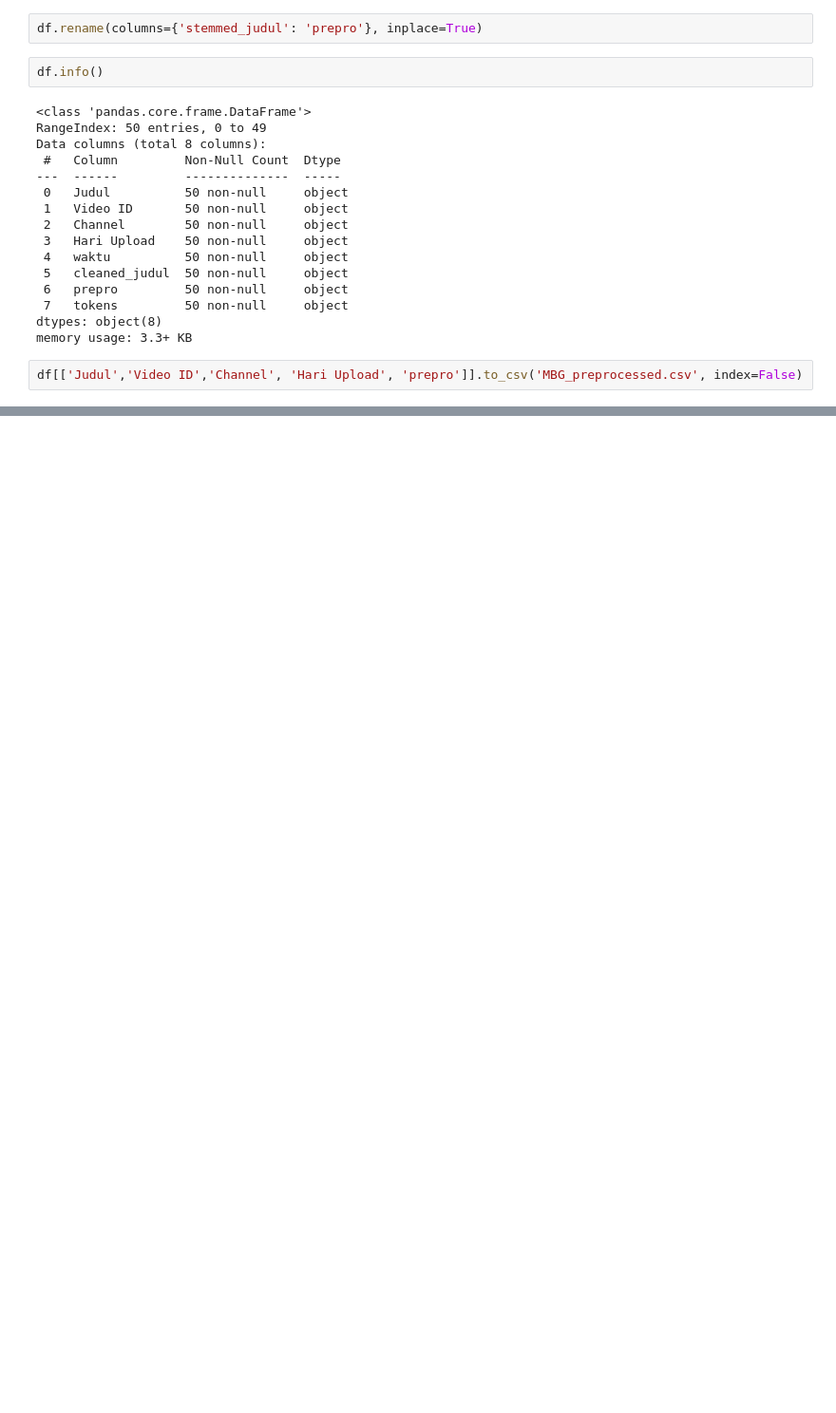
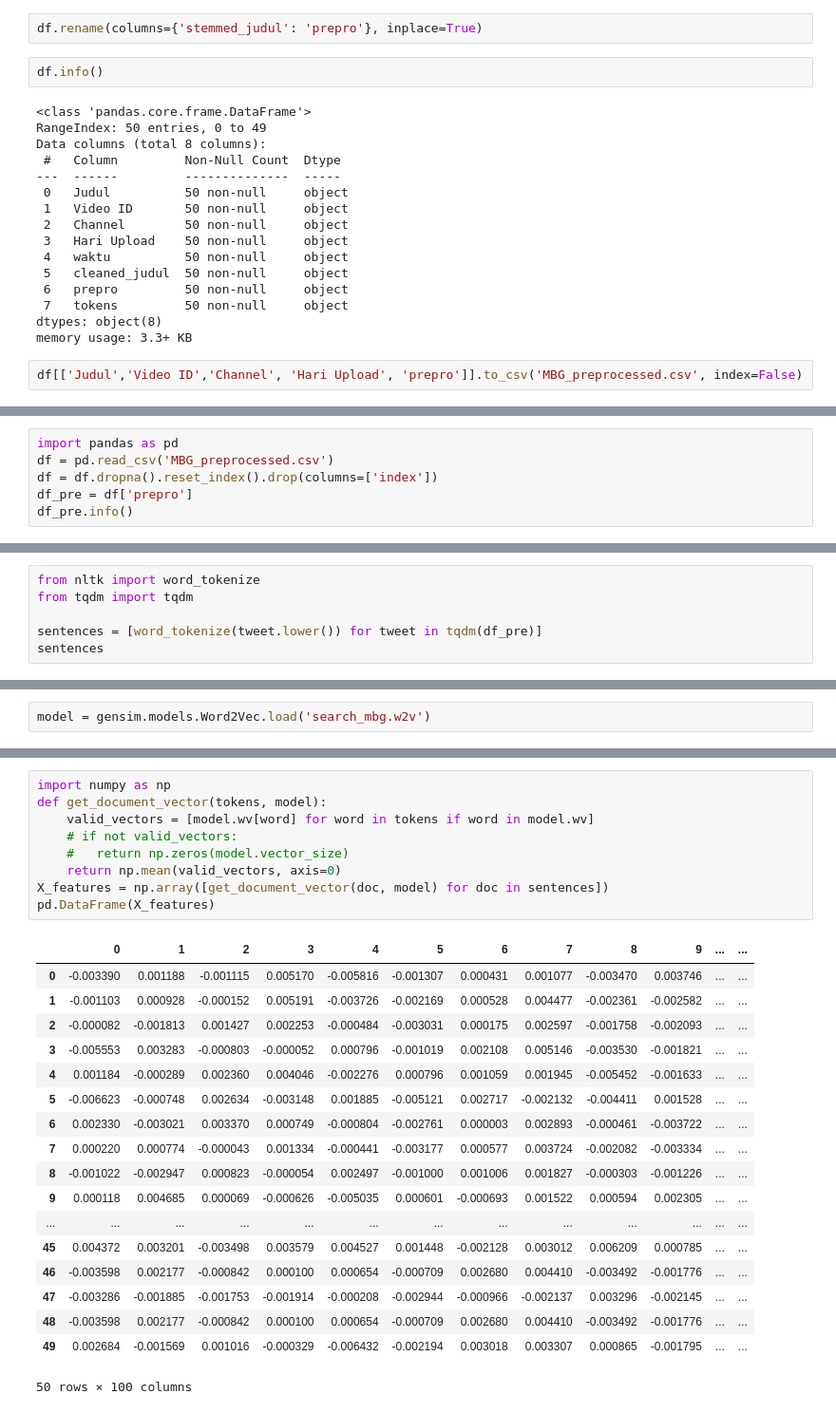
Before and after one commit to paluraheya/Tugas-Scraping-and-Preprocessing, a Jupyter notebook: kode_scraping_and_preprocessing.ipynb, the cells around one changed output, grey strips where cells are left out. Shown at 95% size. Cells and saved outputs as stored; diff of their text form; blank space fills up the shorter version.

```diff
--- a/kode_scraping_and_preprocessing.ipynb
+++ b/kode_scraping_and_preprocessing.ipynb
@@ -602,0 +609,6 @@ df[['Judul','Video ID','Channel', 'Hari Upload', 'prepro']].to_csv('MBG_preproce
+# %%
+import pandas as pd
+df = pd.read_csv('MBG_preprocessed.csv')
+df = df.dropna().reset_index().drop(columns=['index'])
+df_pre = df['prepro']
+df_pre.info()
@@ -602,0 +636,6 @@ df[['Judul','Video ID','Channel', 'Hari Upload', 'prepro']].to_csv('MBG_preproce
+# %%
+from nltk import word_tokenize
+from tqdm import tqdm
+
+sentences = [word_tokenize(tweet.lower()) for tweet in tqdm(df_pre)]
+sentences
@@ -602,0 +674,2 @@ df[['Judul','Video ID','Channel', 'Hari Upload', 'prepro']].to_csv('MBG_preproce
+# %%
+model = gensim.models.Word2Vec.load('search_mbg.w2v')
@@ -602,0 +707,28 @@ df[['Judul','Video ID','Channel', 'Hari Upload', 'prepro']].to_csv('MBG_preproce
+# %%
+import numpy as np
+def get_document_vector(tokens, model):
+    valid_vectors = [model.wv[word] for word in tokens if word in model.wv]
+    # if not valid_vectors:
+    #   return np.zeros(model.vector_size)
+    return np.mean(valid_vectors, axis=0)
+X_features = np.array([get_document_vector(doc, model) for doc in sentences])
+pd.DataFrame(X_features)
+# %% [output]
+|  | 0 | 1 | 2 | 3 | 4 | 5 | 6 | 7 | 8 | 9 | ... | ... |
+| 0 | -0.003390 | 0.001188 | -0.001115 | 0.005170 | -0.005816 | -0.001307 | 0.000431 | 0.001077 | -0.003470 | 0.003746 | ... | ... |
+| 1 | -0.001103 | 0.000928 | -0.000152 | 0.005191 | -0.003726 | -0.002169 | 0.000528 | 0.004477 | -0.002361 | -0.002582 | ... | ... |
+| 2 | -0.000082 | -0.001813 | 0.001427 | 0.002253 | -0.000484 | -0.003031 | 0.000175 | 0.002597 | -0.001758 | -0.002093 | ... | ... |
+| 3 | -0.005553 | 0.003283 | -0.000803 | -0.000052 | 0.000796 | -0.001019 | 0.002108 | 0.005146 | -0.003530 | -0.001821 | ... | ... |
+| 4 | 0.001184 | -0.000289 | 0.002360 | 0.004046 | -0.002276 | 0.000796 | 0.001059 | 0.001945 | -0.005452 | -0.001633 | ... | ... |
+| 5 | -0.006623 | -0.000748 | 0.002634 | -0.003148 | 0.001885 | -0.005121 | 0.002717 | -0.002132 | -0.004411 | 0.001528 | ... | ... |
+| 6 | 0.002330 | -0.003021 | 0.003370 | 0.000749 | -0.000804 | -0.002761 | 0.000003 | 0.002893 | -0.000461 | -0.003722 | ... | ... |
+| 7 | 0.000220 | 0.000774 | -0.000043 | 0.001334 | -0.000441 | -0.003177 | 0.000577 | 0.003724 | -0.002082 | -0.003334 | ... | ... |
+| 8 | -0.001022 | -0.002947 | 0.000823 | -0.000054 | 0.002497 | -0.001000 | 0.001006 | 0.001827 | -0.000303 | -0.001226 | ... | ... |
+| 9 | 0.000118 | 0.004685 | 0.000069 | -0.000626 | -0.005035 | 0.000601 | -0.000693 | 0.001522 | 0.000594 | 0.002305 | ... | ... |
+| ... | ... | ... | ... | ... | ... | ... | ... | ... | ... | ... | ... | ... |
+| 45 | 0.004372 | 0.003201 | -0.003498 | 0.003579 | 0.004527 | 0.001448 | -0.002128 | 0.003012 | 0.006209 | 0.000785 | ... | ... |
+| 46 | -0.003598 | 0.002177 | -0.000842 | 0.000100 | 0.000654 | -0.000709 | 0.002680 | 0.004410 | -0.003492 | -0.001776 | ... | ... |
+| 47 | -0.003286 | -0.001885 | -0.001753 | -0.001914 | -0.000208 | -0.002944 | -0.000966 | -0.002137 | 0.003296 | -0.002145 | ... | ... |
+| 48 | -0.003598 | 0.002177 | -0.000842 | 0.000100 | 0.000654 | -0.000709 | 0.002680 | 0.004410 | -0.003492 | -0.001776 | ... | ... |
+| 49 | 0.002684 | -0.001569 | 0.001016 | -0.000329 | -0.006432 | -0.002194 | 0.003018 | 0.003307 | 0.000865 | -0.001795 | ... | ... |
+50 rows × 100 columns
```
Also changed, not shown: parts of 34 cells of this notebook, 4 other files.
